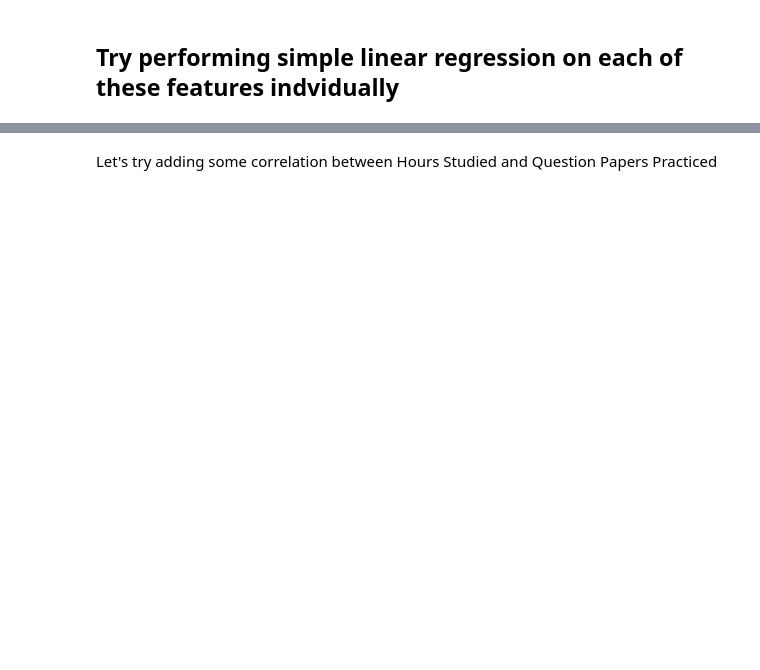
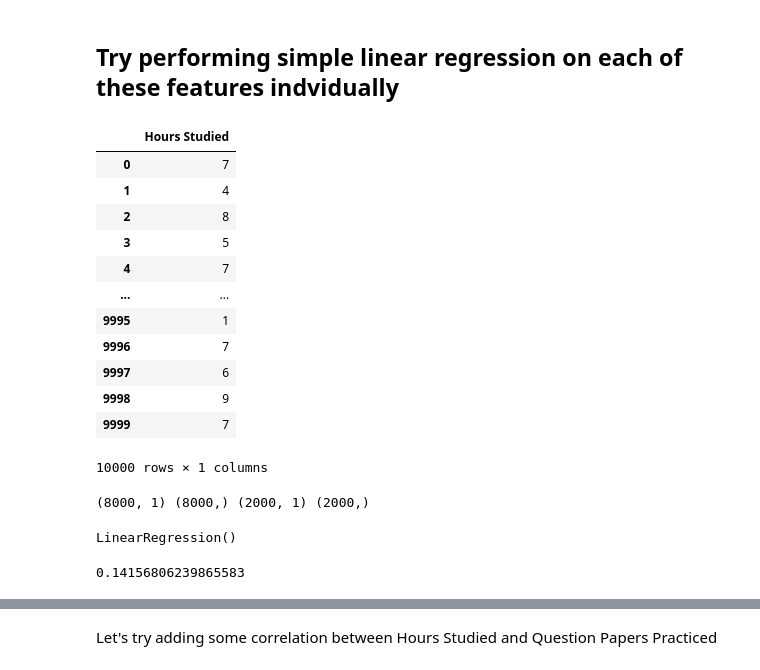
Before and after one commit to michelleabraham-git/Stats_minor, a Jupyter notebook: Copy_of_CSSL_05_linear_regression.ipynb, the cells around one changed output, grey strips where cells are left out. Drawn from its saved outputs; the diff is of its cells as text; code cells hidden in the pictures; blank space fills up the shorter version.

```diff
--- a/Copy_of_CSSL_05_linear_regression.ipynb
+++ b/Copy_of_CSSL_05_linear_regression.ipynb
@@ -211,17 +236,37 @@ model.coef_, model.intercept_
 # %% [markdown]
 ## Try performing simple linear regression on each of these features indvidually
 # %%
-X_single_feature = data.drop(columns=["Sleep Hours", "Previous Scores", "Extracurricular Activities",	"Hours Studied", "Performance Index"])
+X_single_feature = data.drop(columns=["Sleep Hours", "Previous Scores", "Extracurricular Activities",	"Sample Question Papers Practiced", "Performance Index"]) #dropping all columns except hours studeid
 y = data["Performance Index"]
 X_single_feature
+# %% [output]
+|  | Hours Studied |
+| 0 | 7 |
+| 1 | 4 |
+| 2 | 8 |
+| 3 | 5 |
+| 4 | 7 |
+| ... | ... |
+| 9995 | 1 |
+| 9996 | 7 |
+| 9997 | 6 |
+| 9998 | 9 |
+| 9999 | 7 |
+10000 rows × 1 columns
 # %%
 X_train, X_test, y_train, y_test = train_test_split(X_single_feature, y, test_size = 0.2, random_state = 42)
 print(X_train.shape, y_train.shape, X_test.shape, y_test.shape)
+# %% [output]
+(8000, 1) (8000,) (2000, 1) (2000,)
 # %%
 model = LinearRegression()
 model.fit(X_train,y_train)
+# %% [output]
+LinearRegression()
 # %%
-model.score(X_train, y_train)
+model.score(X_train, y_train) # the model score is pretty bad
+# %% [output]
+0.14156806239865583
 # %%
 predict = np.round(model.predict(X_test), decimals = 1)
 # %%
```
Also changed, not shown: parts of 18 cells of this notebook.
